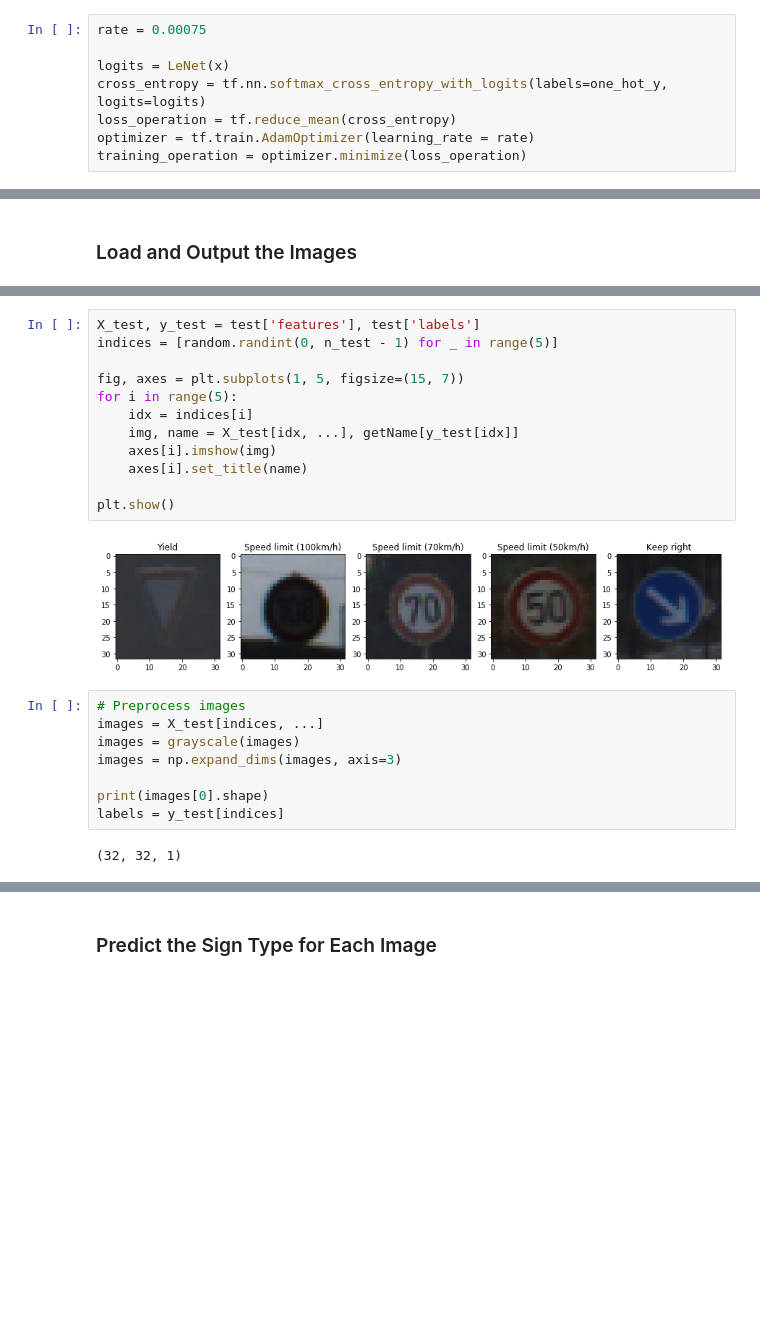
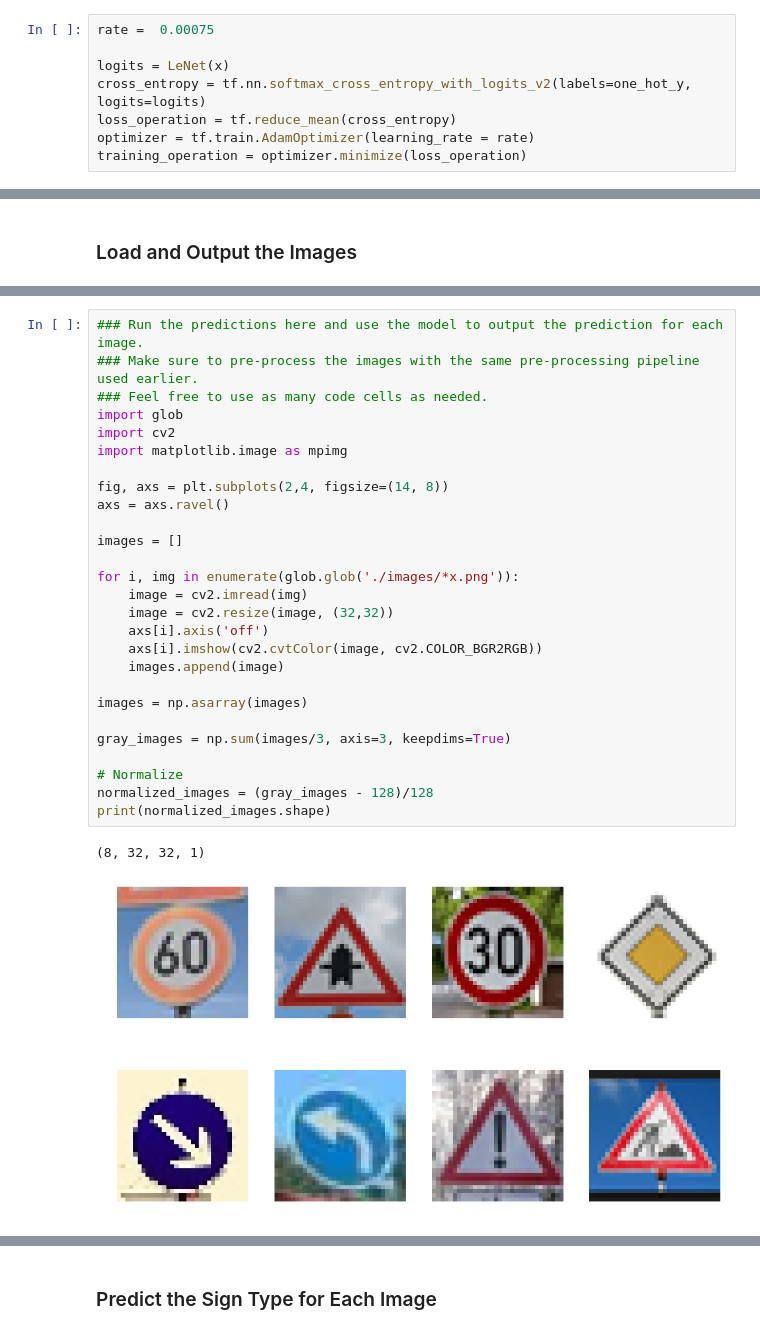
Before and after one commit to dumebi/CarND-Traffic-Sign-Classifier, a Jupyter notebook: Traffic_Sign_Classifier.ipynb, the cells around one changed output, grey strips where cells are left out. Saved outputs shown, nothing was run; the diff lists cells and outputs as text; blank space fills up the shorter version.

```diff
--- a/Traffic_Sign_Classifier.ipynb
+++ b/Traffic_Sign_Classifier.ipynb
@@ -317,10 +318,10 @@ x = tf.placeholder(tf.float32, (None, 32, 32, 1))
 y = tf.placeholder(tf.int32, (None))
 one_hot_y = tf.one_hot(y, 43)
 # %%
-rate = 0.00075
+rate =  0.00075
 
 logits = LeNet(x)
-cross_entropy = tf.nn.softmax_cross_entropy_with_logits(labels=one_hot_y, logits=logits)
+cross_entropy = tf.nn.softmax_cross_entropy_with_logits_v2(labels=one_hot_y, logits=logits)
 loss_operation = tf.reduce_mean(cross_entropy)
 optimizer = tf.train.AdamOptimizer(learning_rate = rate)
 training_operation = optimizer.minimize(loss_operation)
@@ -434,24 +425,30 @@ ValueError: Cannot feed value of shape (64, 32, 32, 3) for Tensor 'Placeholder:0
-# %%
-X_test, y_test = test['features'], test['labels']
-indices = [random.randint(0, n_test - 1) for _ in range(5)]
-
-fig, axes = plt.subplots(1, 5, figsize=(15, 7))
-for i in range(5):
-    idx = indices[i]
-    img, name = X_test[idx, ...], getName[y_test[idx]]
-    axes[i].imshow(img)
-    axes[i].set_title(name)
-
-plt.show()
-# %% [output]
-[figure, removed]
-# %%
-# Preprocess images
-images = X_test[indices, ...]
-images = grayscale(images)
-images = np.expand_dims(images, axis=3)
-
-print(images[0].shape)
-labels = y_test[indices]
-# %% [output]
-(32, 32, 1)
+# %%
+### Run the predictions here and use the model to output the prediction for each image.
+### Make sure to pre-process the images with the same pre-processing pipeline used earlier.
+### Feel free to use as many code cells as needed.
+import glob
+import cv2
+import matplotlib.image as mpimg
+
+fig, axs = plt.subplots(2,4, figsize=(14, 8))
+axs = axs.ravel()
+
+images = []
+
+for i, img in enumerate(glob.glob('./images/*x.png')):
+    image = cv2.imread(img)
+    image = cv2.resize(image, (32,32))
+    axs[i].axis('off')
+    axs[i].imshow(cv2.cvtColor(image, cv2.COLOR_BGR2RGB))
+    images.append(image)
+
+images = np.asarray(images)
+
+gray_images = np.sum(images/3, axis=3, keepdims=True)
+
+# Normalize
+normalized_images = (gray_images - 128)/128
+print(normalized_images.shape)
+# %% [output]
+(8, 32, 32, 1)
+[figure, added]
```
Also changed, not shown: parts of 17 cells of this notebook, 17 other files.
